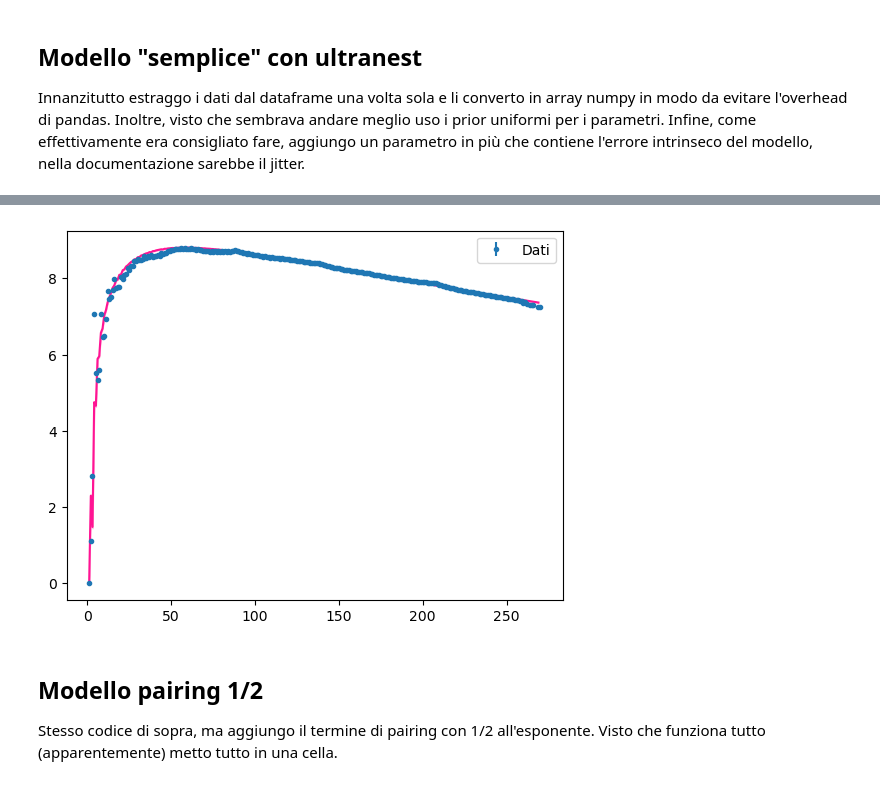
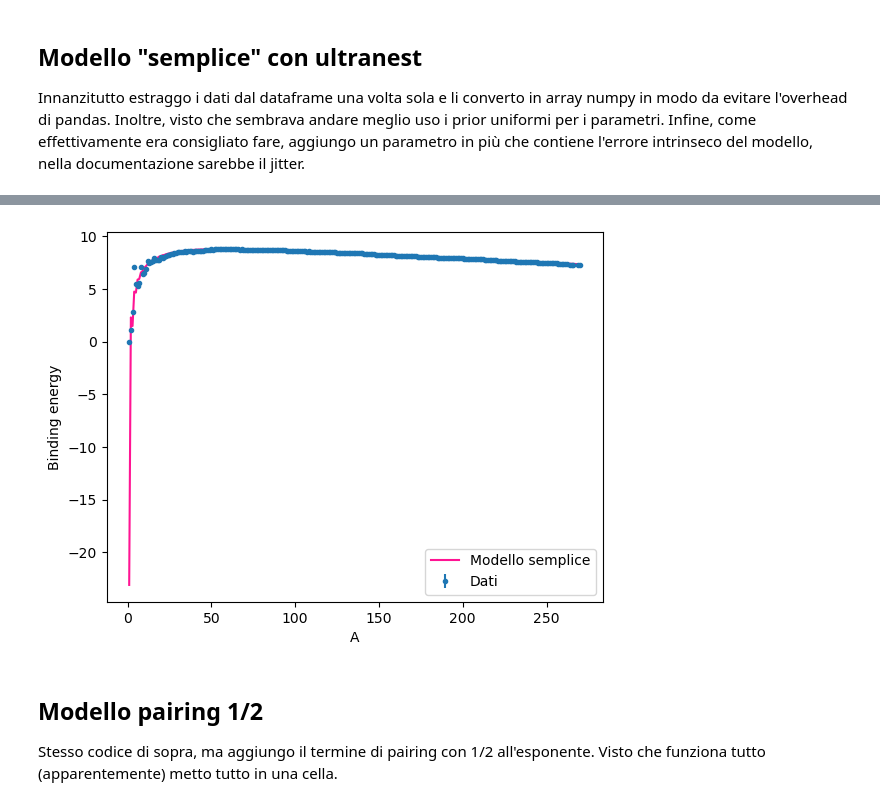
Before and after one commit to M4tt3o7r10l0/LMD_Goccia, a Jupyter notebook: Analisi_goccia.ipynb, the cells around one changed output, grey strips where cells are left out. Cells and saved outputs as stored; diff of their text form; code cells hidden in the pictures.

```diff
--- a/Analisi_goccia.ipynb
+++ b/Analisi_goccia.ipynb
@@ -128,41 +148,39 @@ sampler_simple.plot_corner()
+# %%
+def extract_b_max(model, params):
+    A_range = np.arange(np.min(df["A"]), np.max(df["A"]))
+    b = np.zeros_like(A_range, dtype='float')
+
+    for i, A in enumerate(A_range):
+        N = np.arange(0, A + 1)
+        Z = A - N
+        en = model(N, Z, np.ones_like(N) * A, *params) / A
+        b[i] = en.max()
+
+    return b
 # %%
-A_range = np.arange(np.min(df["A"]), np.max(df["A"]))
-
 bind_max = df[["Binding Energy (MeV)", "Binding Energy std (MeV)"]].groupby(df["A"]).max()
 
 plt.errorbar(
     bind_max.index,
     bind_max["Binding Energy (MeV)"] / bind_max.index,
     bind_max["Binding Energy std (MeV)"] / bind_max.index,
     linestyle="",
     marker=".",
     label="Dati",
 )
 
-from ultranest.plot import PredictionBand
+A_range = np.arange(np.min(df["A"]), np.max(df["A"]))
+b = extract_b_max(model_simple, result_simple["posterior"]["mean"][:-1])
 
-band = PredictionBand(A_range)
+plt.plot(A_range, b, linestyle='-', c="deeppink", label="Modello semplice")
 
-for a, params in enumerate(result_simple["samples"][:20]):
-    b = np.zeros_like(A_range, dtype='float')
-
-    for i, A in enumerate(A_range):
-        for N in range(0, A + 1):
-            Z = A - N
-            en = model_simple(N, Z, A, *(params[:-1])) / A
-            b[i] = np.max([b[i], en])
-
-    band.add(b)
-
-band.line(color="deeppink")
-band.shade(color="deeppink", alpha=0.3)
-
-# plt.plot(A_range, b, linestyle='', marker='.', label="Modello semplice")
+plt.xlabel("A")
+plt.ylabel("Binding energy")
 
 plt.legend()
 plt.show()
 # %% [output]
-[figure, old version]
+[figure, new version]
 # %% [markdown]
 ## Modello pairing 1/2
 Stesso codice di sopra, ma aggiungo il termine di pairing con 1/2 all'esponente. Visto che funziona tutto (apparentemente) metto tutto in una cella.
```
Also changed, not shown: parts of 12 cells of this notebook.
